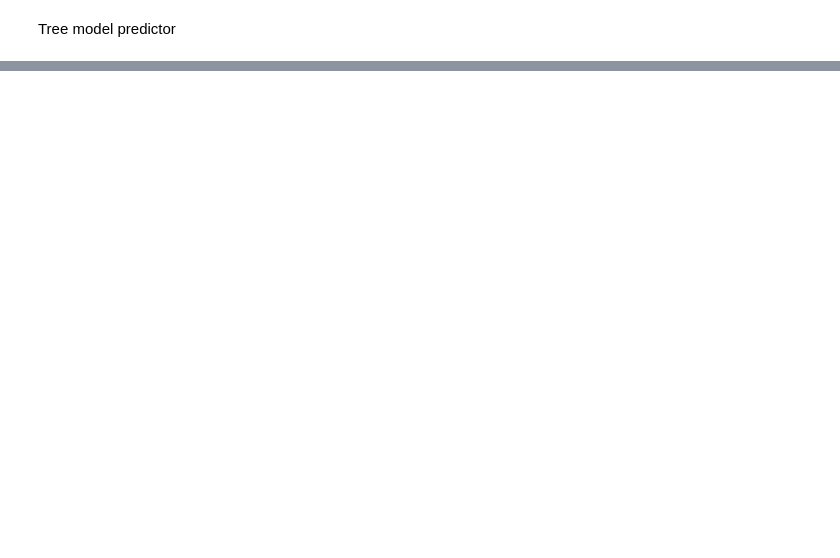
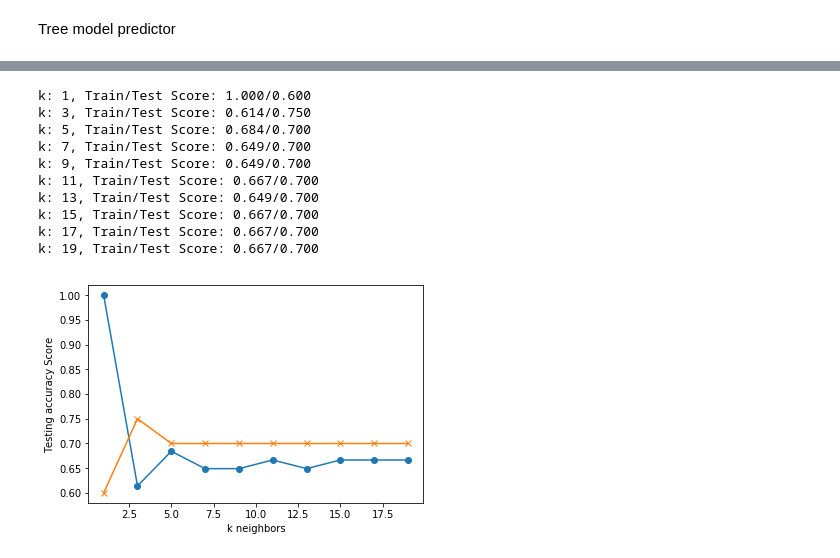
Before and after one commit to gofish1234/MachineLearning, a Jupyter notebook: SampleDataTest.ipynb, the cells around one changed output, grey strips where cells are left out. Saved outputs shown, nothing was run; the diff lists cells and outputs as text; code cells hidden in the pictures; blank space fills up the shorter version.

```diff
--- a/SampleDataTest.ipynb
+++ b/SampleDataTest.ipynb
@@ -114,0 +160,3 @@ PieData
+# %%
+X = df.drop(["Date", "Stock", "Calc", "Value", "Twitpolarity", "Twitsubjectivity", "Total_Twits"], axis=1)
+X.head()
@@ -114,0 +170,37 @@ PieData
+# %%
+from sklearn.model_selection import train_test_split
+X_train, X_test, y_train, y_test = train_test_split(X, y, random_state=42)
+# %%
+# Loop through different k values to see which has the highest accuracy
+# Note: We only use odd numbers because we don't want any ties
+train_scores = []
+test_scores = []
+k_values = []
+for k in range(1, 20, 2):
+    knn = KNeighborsClassifier(n_neighbors=k)
+    knn.fit(X_train, y_train)
+    train_score = knn.score(X_train, y_train)
+    test_score = knn.score(X_test, y_test)
+    train_scores.append(train_score)
+    test_scores.append(test_score)
+    k_values.append({k})
+    print(f"k: {k}, Train/Test Score: {train_score:.3f}/{test_score:.3f}")
+
+
+plt.plot(range(1, 20, 2), train_scores, marker='o')
+plt.plot(range(1, 20, 2), test_scores, marker="x")
+plt.xlabel("k neighbors")
+plt.ylabel("Testing accuracy Score")
+plt.show()
+# %% [output]
+k: 1, Train/Test Score: 1.000/0.600
+k: 3, Train/Test Score: 0.614/0.750
+k: 5, Train/Test Score: 0.684/0.700
+k: 7, Train/Test Score: 0.649/0.700
+k: 9, Train/Test Score: 0.649/0.700
+k: 11, Train/Test Score: 0.667/0.700
+k: 13, Train/Test Score: 0.649/0.700
+k: 15, Train/Test Score: 0.667/0.700
+k: 17, Train/Test Score: 0.667/0.700
+k: 19, Train/Test Score: 0.667/0.700
+[figure, added]
```
Also changed, not shown: parts of 25 cells of this notebook.
